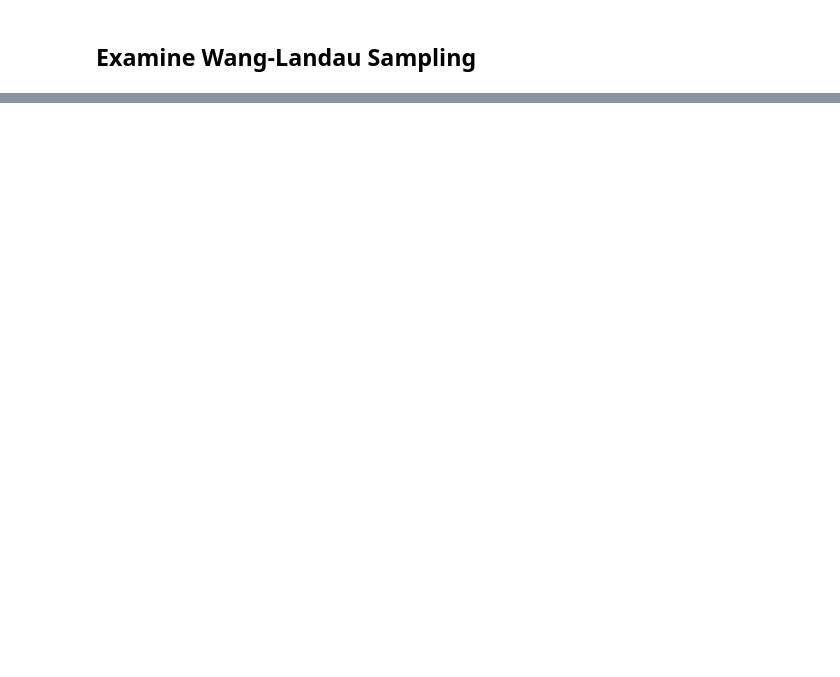
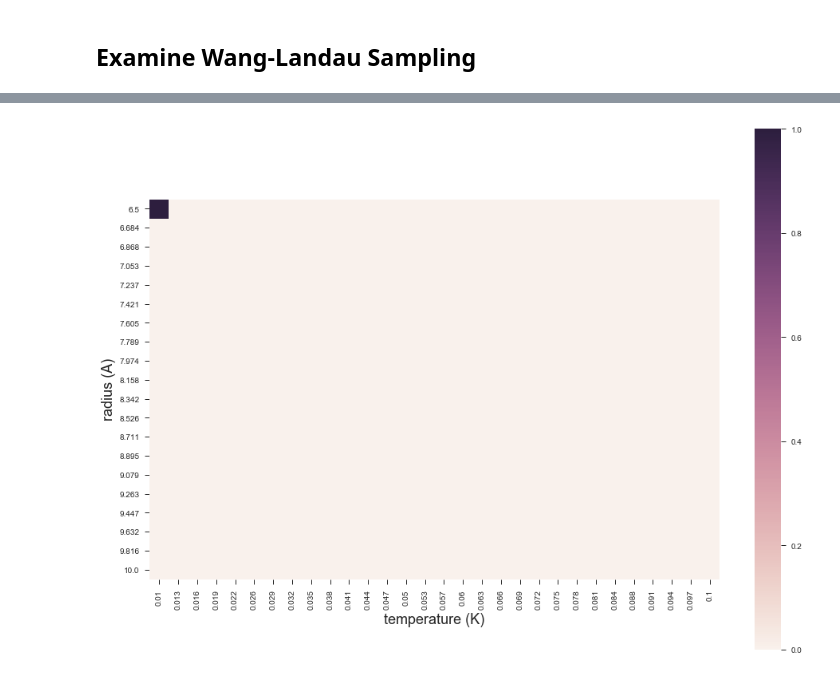
Before and after one commit to clarktemple03/lattice_charge_wang_landau, a Jupyter notebook: wang_landau_visualization.ipynb, the cells around one changed output, grey strips where cells are left out. Saved outputs shown, nothing was run; the diff lists cells and outputs as text; code cells hidden in the pictures; blank space fills up the shorter version.

Commit message:
add where energy term is relevant

```diff
--- a/wang_landau_visualization.ipynb
+++ b/wang_landau_visualization.ipynb
@@ -107,3 +109,36 @@ P6W01.df.head()
 | 2 | 166.378906 | 102.362782 | -10.370827 | 178.572266 | 102.370961 | -10.370827 | ... |
 | 3 | 167.166016 | 102.374091 | -10.072578 | 179.044922 | 102.377311 | -10.072578 | ... |
 | 4 | 167.630859 | 102.380771 | -9.774329 | 179.611328 | 102.384920 | -9.774329 | ... |
+# %%
+## Examine energy component e^(-beta*U)
+r = np.linspace(6.5,10,20) # (A)
+k = 1.38064852e-23*0.000239006*6.022e23 # (kcal/mol/K)
+temp = np.linspace(0.01,0.1,30) #(K)
+
+rv, tv = np.meshgrid(r, temp, sparse=False, indexing='ij')
+# %%
+# Water charge is 0.01 & polymer charge is -1
+U = -0.01/np.power(rv,3)*333 # (kcal/mol)
+beta = 1/k/tv
+# %%
+P = np.exp(-beta*U)
+P = P/np.sum(P)
+# %%
+Fig, ax = plt.subplots(figsize=(16,12))
+sns.heatmap(P,square=True,ax=ax,xticklabels=temp,yticklabels=r)
+# from matplotlib.ticker import FormatStrFormatter
+# ax.yaxis.set_major_formatter(FormatStrFormatter('%.2f'))
+# ax.xaxis.set_major_formatter(FormatStrFormatter('%.2f'))
+ax.set_xlabel('temperature (K)',fontsize=18)
+ax.set_ylabel('radius (A)',fontsize=18)
+labels = [item.get_text() for item in ax.get_xticklabels()]
+# Beat them into submission and set them back again
+ax.set_xticklabels([str(round(float(label), 3)) for label in labels])
+labels = [item.get_text() for item in ax.get_yticklabels()]
+# Beat them into submission and set them back again
+ax.set_yticklabels([str(round(float(label), 3)) for label in labels])
+# Show the plot, and go home to family
+plt.show()
+Fig.savefig("Probability of site")
+# %% [output]
+[figure, added]
```
Also changed, not shown: parts of 4 cells of this notebook.
